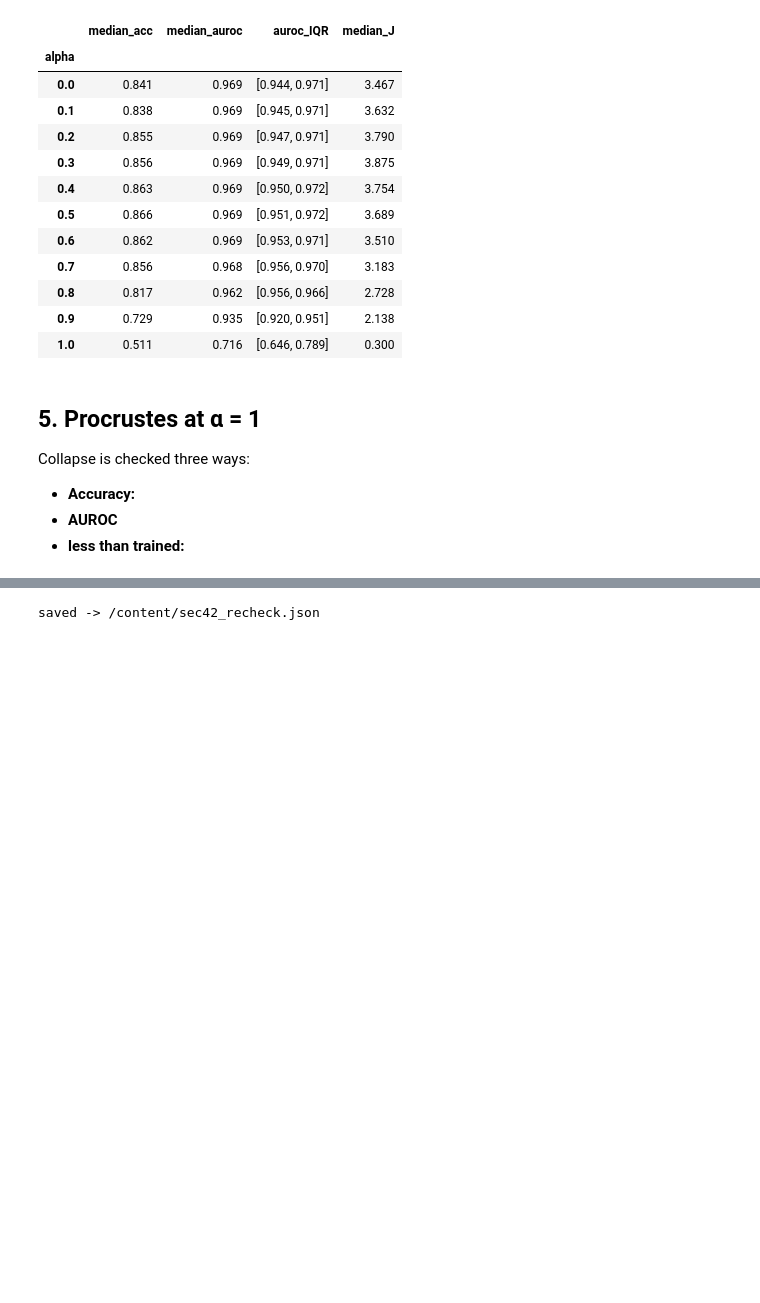
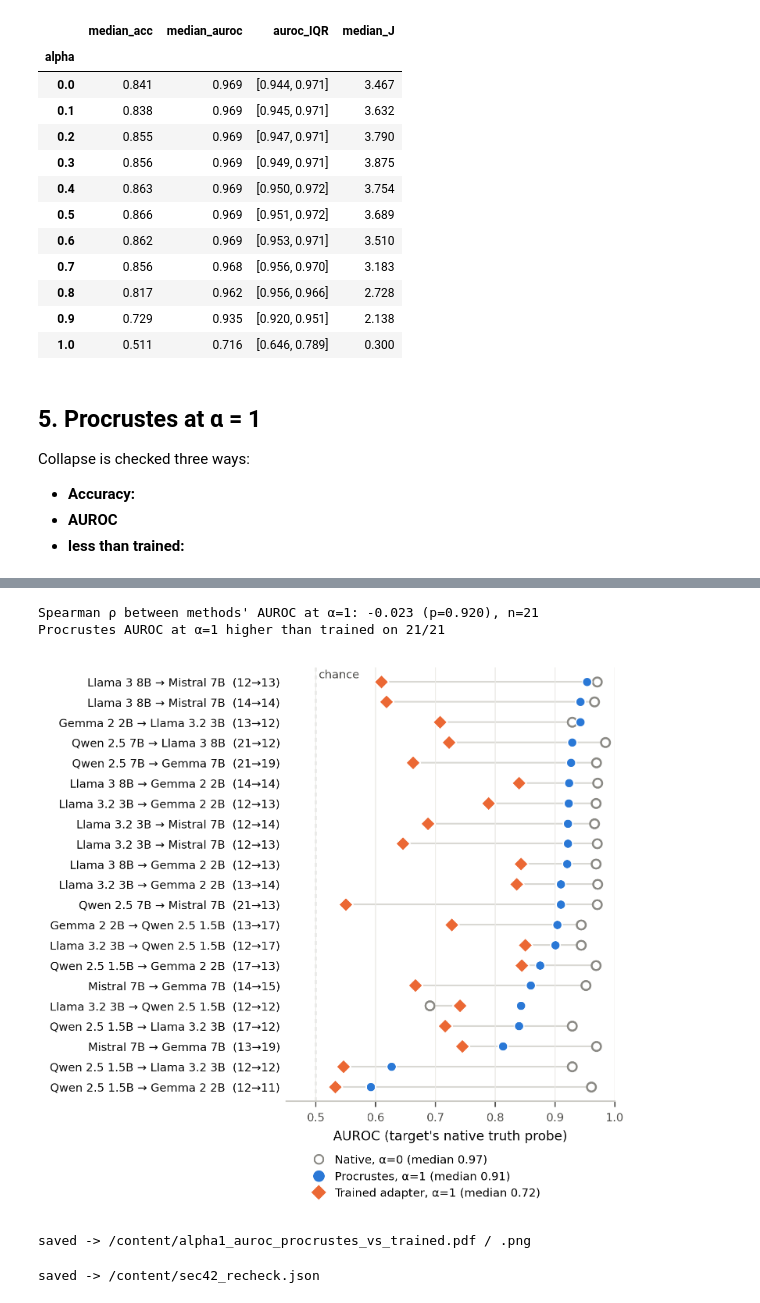
Before and after one commit to KingTechnician/shared-truth, a Jupyter notebook: fisher_j_recheck_and_procrustes_collapse.ipynb, the cells around one changed output, grey strips where cells are left out. Saved outputs shown, nothing was run; the diff lists cells and outputs as text; code cells hidden in the pictures; blank space fills up the shorter version.

Commit message:
Adding AUROC figure between Procrustes and trained adapters at full injection

```diff
--- a/fisher_j_recheck_and_procrustes_collapse.ipynb
+++ b/fisher_j_recheck_and_procrustes_collapse.ipynb
@@ -370,3 +376,76 @@ not collapsed on accuracy at α=1 (4):
+# %%
+# --- figure + AUROC rank correlation ------------------------------------------
+from scipy.stats import spearmanr
+import matplotlib
+matplotlib.use("Agg")
+import matplotlib.pyplot as plt
+from IPython.display import display, Image
+from matplotlib.lines import Line2D
+
+NAMES = {"gemma2-2b": "Gemma 2 2B", "gemma-7b": "Gemma 7B", "llama3-8b": "Llama 3 8B",
+         "llama3_2-3b": "Llama 3.2 3B", "mistral-7b": "Mistral 7B",
+         "qwen2_5-1_5b": "Qwen 2.5 1.5B", "qwen2_5-7b": "Qwen 2.5 7B"}
+BLUE, ORANGE, GREY, INK, MUTED = "#2a78d6", "#eb6834", "#8a8984", "#0b0b0b", "#52514e"
+
+
+def label(pid):
+    try:
+        src, tgt = pid.split("__")[0].split("_to_")
+        (s, sl), (t, tl) = (x.rsplit("-instruct_l", 1) for x in (src, tgt))
+    except ValueError:
+        return pid
+    return f"{NAMES.get(s, s)} → {NAMES.get(t, t)}  ({sl}→{tl})"
+
+
+def plot(rows, out_stem):
+    """rows: dicts with pair_id, native (=AUROC at alpha 0), procrustes, trained (AUROC at alpha 1)."""
+    rows = sorted(rows, key=lambda r: r["procrustes"])
+    fig, ax = plt.subplots(figsize=(5.2, 4.9))
+    for i, r in enumerate(rows):
+        ax.plot([r["trained"], r["native"]], [i, i], color="#d9d8d3", lw=1, zorder=1)
+        ax.scatter(r["native"], i, s=30, facecolor="white", edgecolor=GREY, lw=1.2, zorder=3)
+        ax.scatter(r["procrustes"], i, s=34, marker="o", color=BLUE, edgecolor="white", lw=0.8, zorder=4)
+        ax.scatter(r["trained"], i, s=40, marker="D", color=ORANGE, edgecolor="white", lw=0.8, zorder=4)
+    ax.axvline(0.5, color=GREY, lw=0.8, ls=(0, (3, 3)), zorder=0)
+    ax.text(0.505, len(rows) - 0.4, "chance", fontsize=7, color=MUTED, va="top")
+    ax.set_yticks(range(len(rows)), [label(r["pair_id"]) for r in rows], fontsize=7, color=INK)
+    ax.set_xlim(0.45, 1.0)
+    ax.set_ylim(-0.7, len(rows) - 0.3)
+    ax.set_xlabel("AUROC (target's native truth probe)", fontsize=8, color=INK)
+    ax.tick_params(axis="x", labelsize=7, colors=MUTED)
+    ax.tick_params(axis="y", length=0)
+    ax.grid(axis="x", color="#ecebe7", lw=0.6)
+    for s in ("top", "right", "left"):
+        ax.spines[s].set_visible(False)
+    ax.spines["bottom"].set_color("#c9c8c2")
+    med = lambda k: sorted(r[k] for r in rows)[len(rows) // 2]
+    handles = [
+        Line2D([], [], marker="o", ls="", mfc="white", mec=GREY, ms=5.5, label=f"Native, α=0 (median {med('native'):.2f})"),
+        Line2D([], [], marker="o", ls="", color=BLUE, ms=6, label=f"Procrustes, α=1 (median {med('procrustes'):.2f})"),
+        Line2D([], [], marker="D", ls="", color=ORANGE, ms=5.5, label=f"Trained adapter, α=1 (median {med('trained'):.2f})"),
+    ]
+    ax.legend(handles=handles, fontsize=7, frameon=False, loc="upper center",
+              bbox_to_anchor=(0.42, -0.1), ncol=1, handletextpad=0.4)
+    fig.tight_layout()
+    for ext in ("pdf", "png"):
+        fig.savefig(f"{out_stem}.{ext}", dpi=300, bbox_inches="tight")
+    plt.close(fig)
+
+
+fig_rows = [dict(pair_id=p, native=r["proc_auroc_a0"], procrustes=r["proc_auroc_a1"],
+                 trained=r["trained_auroc_a1"]) for p, r in pdf.iterrows()]
+rho, pval = spearmanr(pdf["trained_auroc_a1"], pdf["proc_auroc_a1"])
+print(f"Spearman ρ between methods' AUROC at α=1: {rho:+.3f} (p={pval:.3f}), n={len(pdf)}")
+print(f"Procrustes AUROC at α=1 higher than trained on {int((pdf.proc_auroc_a1 > pdf.trained_auroc_a1).sum())}/{len(pdf)}")
+stem = OUT_PATH.parent / "alpha1_auroc_procrustes_vs_trained"
+plot(fig_rows, str(stem))
+display(Image(f"{stem}.png"))
+print(f"saved -> {stem}.pdf / .png")
+# %% [output]
+Spearman ρ between methods' AUROC at α=1: -0.023 (p=0.920), n=21
+Procrustes AUROC at α=1 higher than trained on 21/21
+[figure, added]
+saved -> /content/alpha1_auroc_procrustes_vs_trained.pdf / .png
 # %%
 # --- save -------------------------------------------------------------------
 out = {
```
Also changed, not shown: parts of 1 cell of this notebook.
